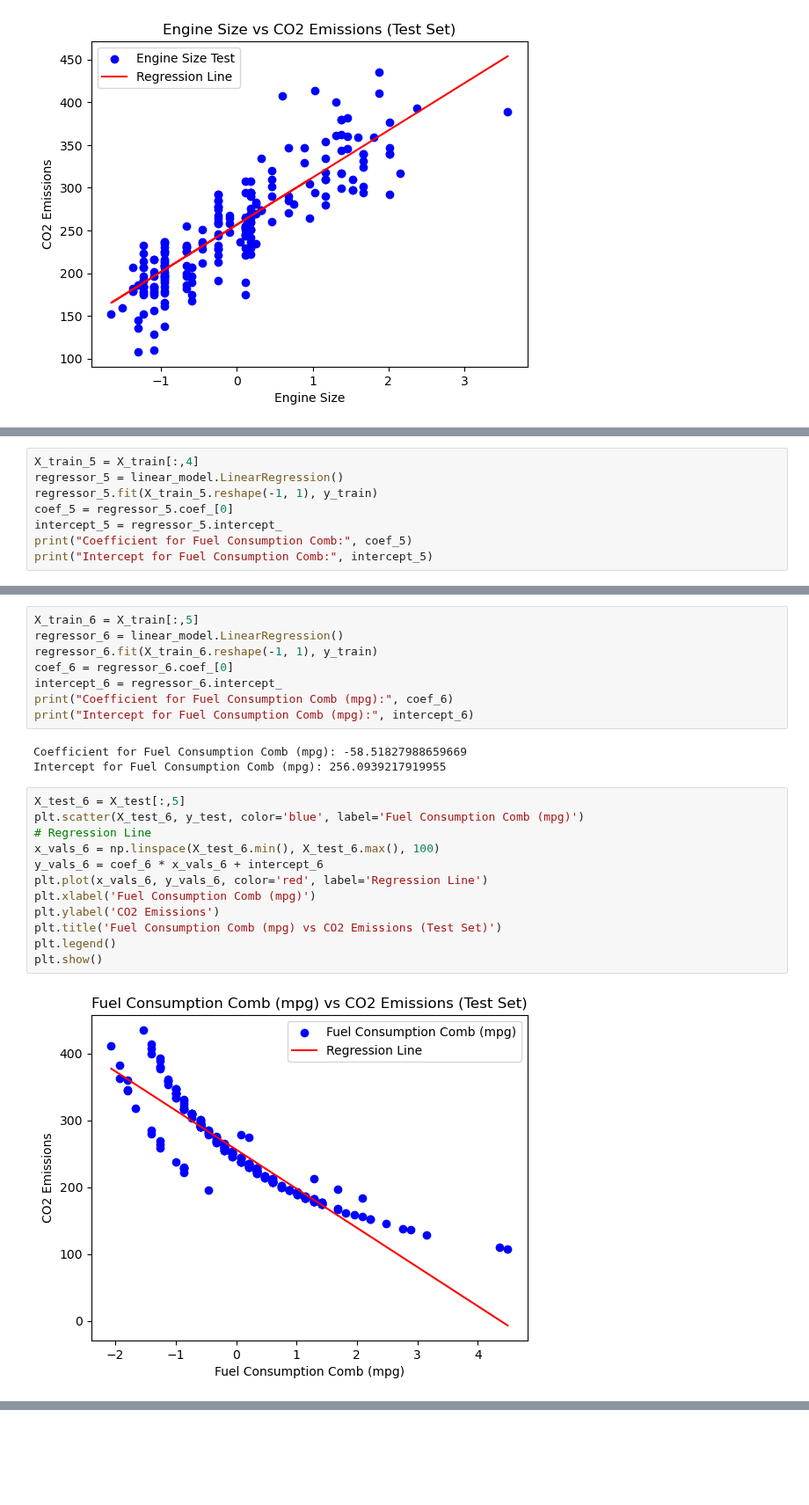
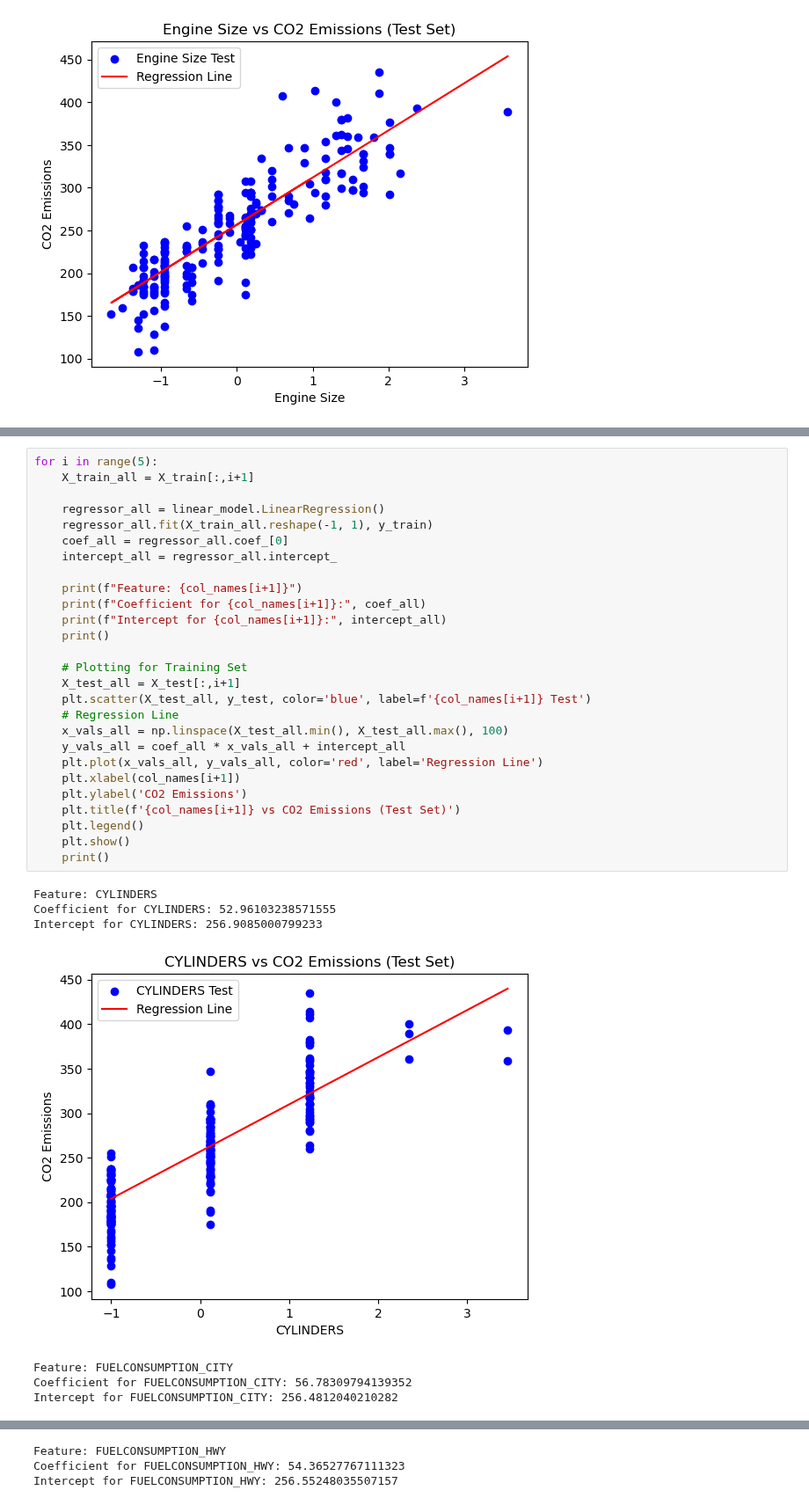
Before and after one commit to gps-stellar/Simple-Regression-Models, a Jupyter notebook: Multiple_Linear_Regression.ipynb, the cells around one changed output, grey strips where cells are left out. Shown at 88% size. Cells and saved outputs as stored; diff of their text form; blank space fills up the shorter version.

Commit message:
Made a for loop to graph the linear regression results for each individual feature

```diff
--- a/Multiple_Linear_Regression.ipynb
+++ b/Multiple_Linear_Regression.ipynb
@@ -361,8 +272,0 @@ plt.show()
-# %%
-X_train_5 = X_train[:,4]
-regressor_5 = linear_model.LinearRegression()
-regressor_5.fit(X_train_5.reshape(-1, 1), y_train)
-coef_5 = regressor_5.coef_[0]
-intercept_5 = regressor_5.intercept_
-print("Coefficient for Fuel Consumption Comb:", coef_5)
-print("Intercept for Fuel Consumption Comb:", intercept_5)
@@ -399,25 +273,35 @@ plt.show()
-# %%
-X_train_6 = X_train[:,5]
-regressor_6 = linear_model.LinearRegression()
-regressor_6.fit(X_train_6.reshape(-1, 1), y_train)
-coef_6 = regressor_6.coef_[0]
-intercept_6 = regressor_6.intercept_
-print("Coefficient for Fuel Consumption Comb (mpg):", coef_6)
-print("Intercept for Fuel Consumption Comb (mpg):", intercept_6)
-# %% [output]
-Coefficient for Fuel Consumption Comb (mpg): -58.51827988659669
-Intercept for Fuel Consumption Comb (mpg): 256.0939217919955
-# %%
-X_test_6 = X_test[:,5]
-plt.scatter(X_test_6, y_test, color='blue', label='Fuel Consumption Comb (mpg)')
-# Regression Line
-x_vals_6 = np.linspace(X_test_6.min(), X_test_6.max(), 100)
-y_vals_6 = coef_6 * x_vals_6 + intercept_6
-plt.plot(x_vals_6, y_vals_6, color='red', label='Regression Line')
-plt.xlabel('Fuel Consumption Comb (mpg)')
-plt.ylabel('CO2 Emissions')
-plt.title('Fuel Consumption Comb (mpg) vs CO2 Emissions (Test Set)')
-plt.legend()
-plt.show()
-# %% [output]
-[figure, removed]
+# %%
+for i in range(5):
+    X_train_all = X_train[:,i+1]
+
+    regressor_all = linear_model.LinearRegression()
+    regressor_all.fit(X_train_all.reshape(-1, 1), y_train)
+    coef_all = regressor_all.coef_[0]
+    intercept_all = regressor_all.intercept_
+
+    print(f"Feature: {col_names[i+1]}")
+    print(f"Coefficient for {col_names[i+1]}:", coef_all)
+    print(f"Intercept for {col_names[i+1]}:", intercept_all)
+    print()
+
+    # Plotting for Training Set
+    X_test_all = X_test[:,i+1]
+    plt.scatter(X_test_all, y_test, color='blue', label=f'{col_names[i+1]} Test')
+    # Regression Line
+    x_vals_all = np.linspace(X_test_all.min(), X_test_all.max(), 100)
+    y_vals_all = coef_all * x_vals_all + intercept_all
+    plt.plot(x_vals_all, y_vals_all, color='red', label='Regression Line')
+    plt.xlabel(col_names[i+1])
+    plt.ylabel('CO2 Emissions')
+    plt.title(f'{col_names[i+1]} vs CO2 Emissions (Test Set)')
+    plt.legend()
+    plt.show()
+    print()
+# %% [output]
+Feature: CYLINDERS
+Coefficient for CYLINDERS: 52.96103238571555
+Intercept for CYLINDERS: 256.9085000799233
+[figure, added]
+Feature: FUELCONSUMPTION_CITY
+Coefficient for FUELCONSUMPTION_CITY: 56.78309794139352
+Intercept for FUELCONSUMPTION_CITY: 256.4812040210282
@@ -423,0 +309,3 @@ plt.show()
+Feature: FUELCONSUMPTION_HWY
+Coefficient for FUELCONSUMPTION_HWY: 54.36527767111323
+Intercept for FUELCONSUMPTION_HWY: 256.55248035507157
```
Also changed, not shown: parts of 11 cells of this notebook.
